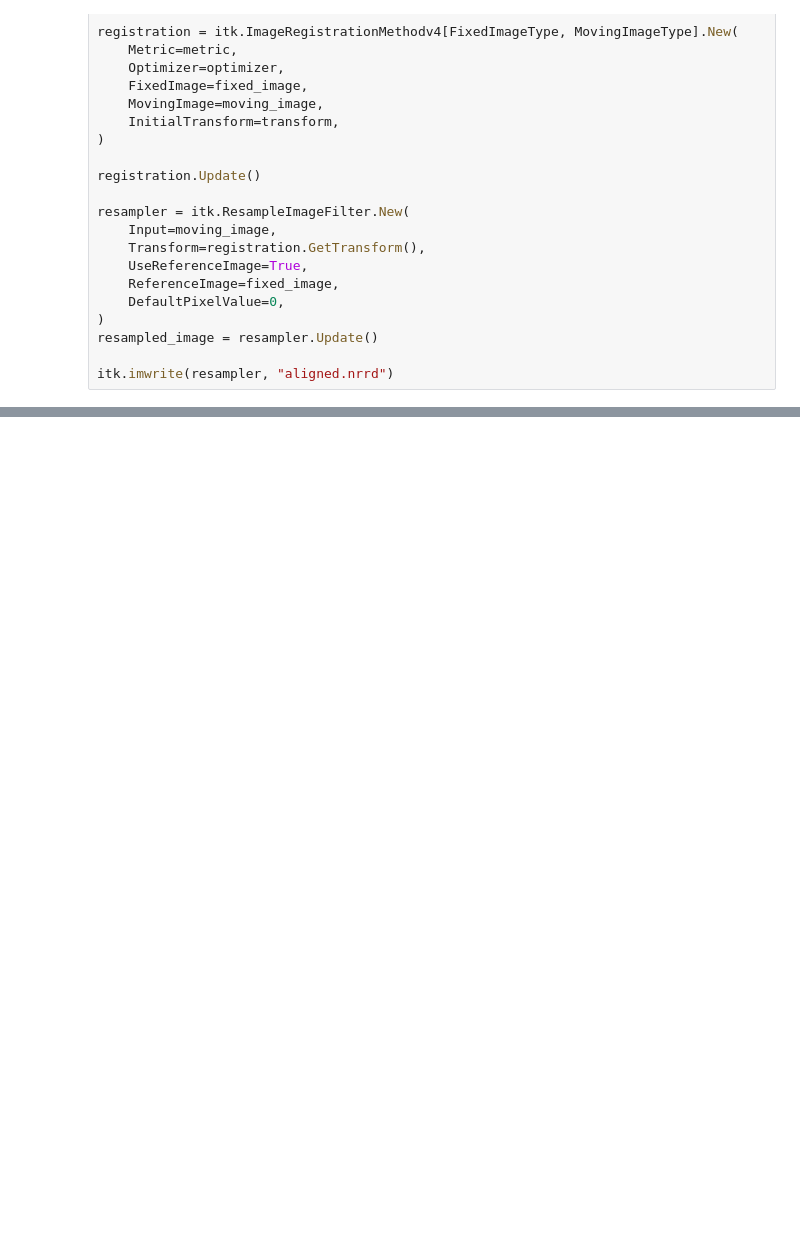
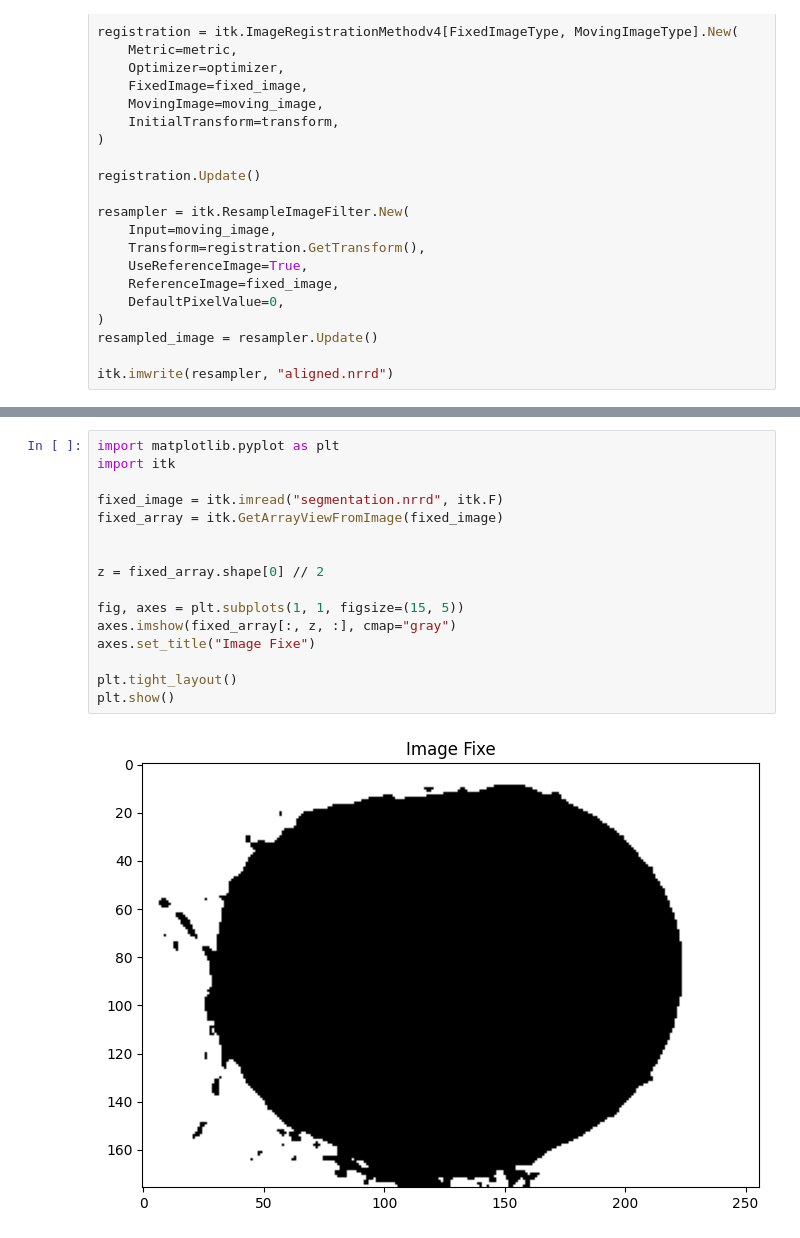
Before and after one commit to Melosdias/vtk_itk, a Jupyter notebook: src/projet_notebook.ipynb, the cells around one changed output, grey strips where cells are left out. Cells and saved outputs as stored; diff of their text form; blank space fills up the shorter version.

```diff
--- a/src/projet_notebook.ipynb
+++ b/src/projet_notebook.ipynb
@@ -95,0 +149,18 @@ plt.show()
+# %%
+import matplotlib.pyplot as plt
+import itk
+
+fixed_image = itk.imread("segmentation.nrrd", itk.F)
+fixed_array = itk.GetArrayViewFromImage(fixed_image)
+
+
+z = fixed_array.shape[0] // 2
+
+fig, axes = plt.subplots(1, 1, figsize=(15, 5))
+axes.imshow(fixed_array[:, z, :], cmap="gray")
+axes.set_title("Image Fixe")
+
+plt.tight_layout()
+plt.show()
+# %% [output]
+[figure, added]
```
Also changed, not shown: parts of 2 cells of this notebook, 1 other file.
